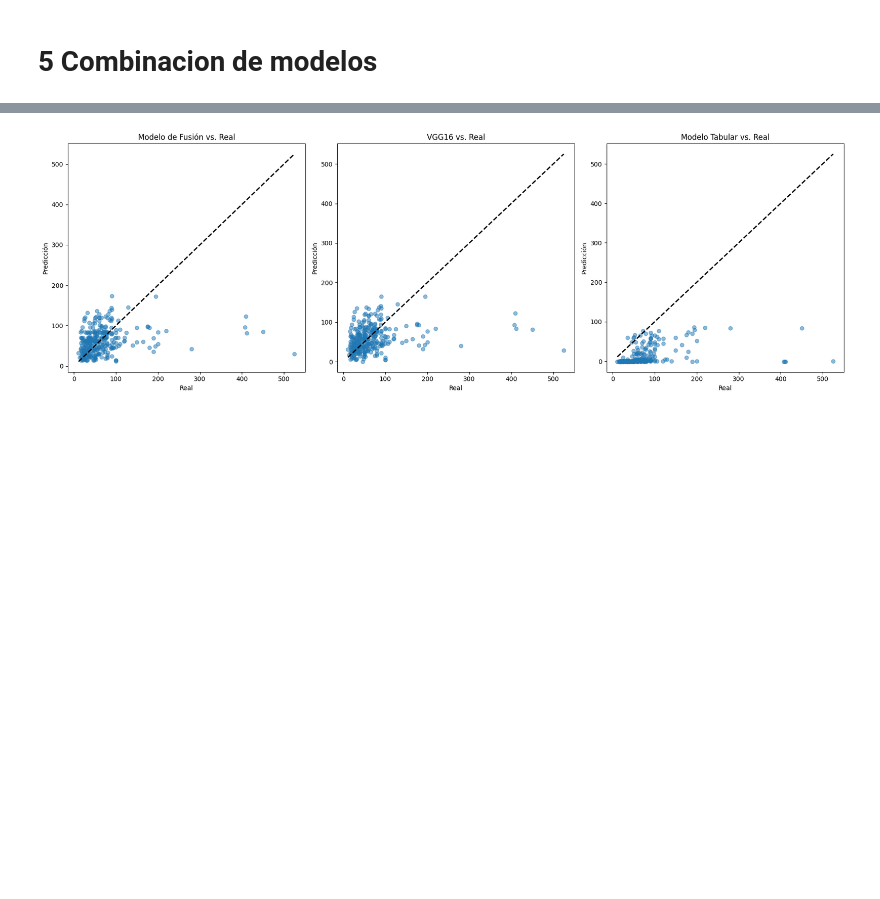
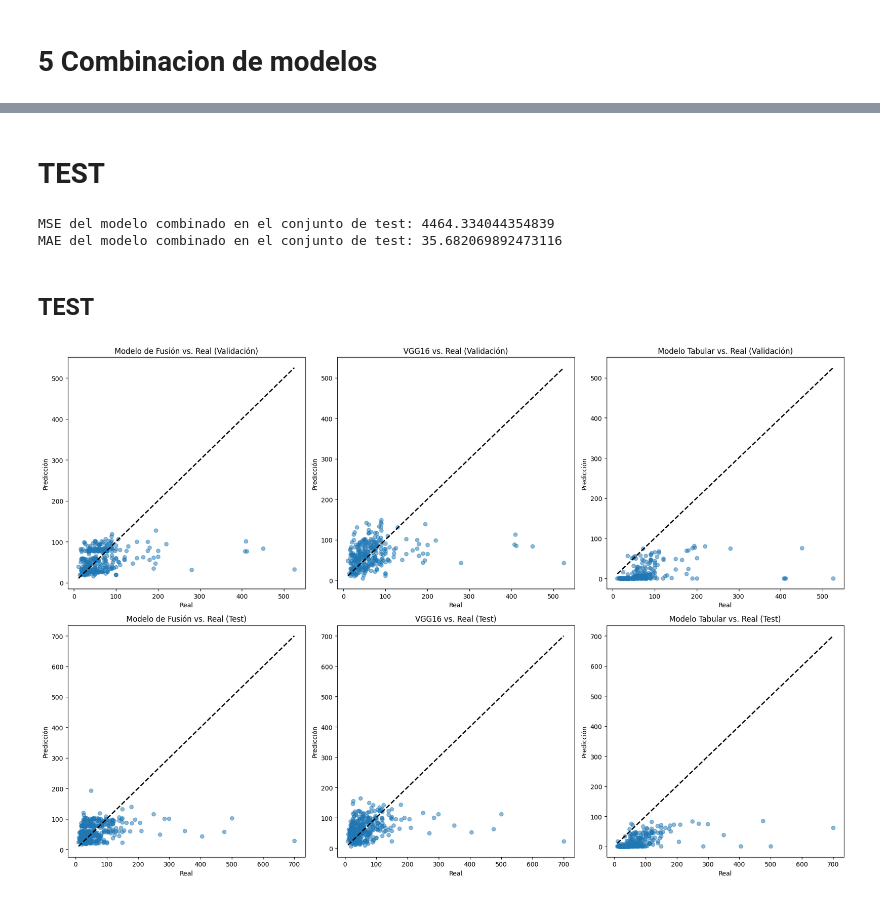
Before and after one commit to danrool/deep-learning-entrega, a Jupyter notebook: Entrega_Rolando_Rodriguez.ipynb, the cells around one changed output, grey strips where cells are left out. Cells and saved outputs as stored; diff of their text form; code cells hidden in the pictures; blank space fills up the shorter version.

```diff
--- a/Entrega_Rolando_Rodriguez.ipynb
+++ b/Entrega_Rolando_Rodriguez.ipynb
@@ -936,4 +881,10 @@ y_pred_vgg16_val = model_VGG16.predict(X_images_val)
 
 y_pred_tab_train = model_tab.predict(X_tab_train)
 y_pred_tab_val = model_tab.predict(X_tab_val)
+
+
+# Predicciones del modelo vgg16 con test
+
+y_pred_vgg16_test = model_VGG16.predict(X_images_test)
+y_pred_tab_test = model_tab.predict(X_tab_test)
 # %% [output]
@@ -948,4 +901,7 @@ import numpy as np
 
 X_combinado_train = np.concatenate([y_pred_vgg16_train, y_pred_tab_train], axis=1)
 X_combinado_val = np.concatenate([y_pred_vgg16_val, y_pred_tab_val], axis=1)
+
+
+X_combinado_test = np.concatenate([y_pred_vgg16_test, y_pred_tab_test], axis=1)
 # %%
@@ -1000,33 +957,79 @@ MAE del modelo tabular en validación: 57.10873610648208
+# %% [markdown]
+# TEST
+# %%
+# Realizar predicciones en el conjunto de test
+y_combinado_pred_test = model_combinado.predict(X_combinado_test)
+
+# Calcular métricas de error, como MAE o MSE, para evaluar el rendimiento
+combinado_mse_test = mean_squared_error(y_images_test, y_combinado_pred_test)
+combinado_mae_test = mean_absolute_error(y_images_test, y_combinado_pred_test)
+
+print(f'MSE del modelo combinado en el conjunto de test: {combinado_mse_test}')
+
+print(f'MAE del modelo combinado en el conjunto de test: {combinado_mae_test}')
+# %% [output]
+MSE del modelo combinado en el conjunto de test: 4464.334044354839
+MAE del modelo combinado en el conjunto de test: 35.682069892473116
+# %% [markdown]
+## TEST
 # %%
 import matplotlib.pyplot as plt
 
-plt.figure(figsize=(18, 6))
+plt.figure(figsize=(18, 12))
 
-# Modelo de Fusión
-plt.subplot(1, 3, 1)
-plt.scatter(y_images_val, y_fusion_pred_val, alpha=0.5)
+# Predicciones en el conjunto de validación
+
+# Modelo de Fusión - Validación
+plt.subplot(2, 3, 1)
+plt.scatter(y_images_val, y_combinado_pred_val, alpha=0.5)
 plt.plot([y_images_val.min(), y_images_val.max()], [y_images_val.min(), y_images_val.max()], 'k--', lw=2)
-plt.title('Modelo de Fusión vs. Real')
+plt.title('Modelo de Fusión vs. Real (Validación)')
 plt.xlabel('Real')
 plt.ylabel('Predicción')
 
-# Modelo VGG16
-plt.subplot(1, 3, 2)
+# Modelo VGG16 - Validación
+plt.subplot(2, 3, 2)
 plt.scatter(y_images_val, y_pred_vgg16_val, alpha=0.5)
 plt.plot([y_images_val.min(), y_images_val.max()], [y_images_val.min(), y_images_val.max()], 'k--', lw=2)
-plt.title('VGG16 vs. Real')
+plt.title('VGG16 vs. Real (Validación)')
 plt.xlabel('Real')
 plt.ylabel('Predicción')
 
-# Modelo Tabular
-plt.subplot(1, 3, 3)
+# Modelo Tabular - Validación
+plt.subplot(2, 3, 3)
 plt.scatter(y_tab_val, y_pred_tab_val, alpha=0.5)
 plt.plot([y_tab_val.min(), y_tab_val.max()], [y_tab_val.min(), y_tab_val.max()], 'k--', lw=2)
-plt.title('Modelo Tabular vs. Real')
+plt.title('Modelo Tabular vs. Real (Validación)')
+plt.xlabel('Real')
+plt.ylabel('Predicción')
+
+# Predicciones en el conjunto de test
+
+# Modelo de Fusión - Test
+plt.subplot(2, 3, 4)
+plt.scatter(y_images_test, y_combinado_pred_test, alpha=0.5)
+plt.plot([y_images_test.min(), y_images_test.max()], [y_images_test.min(), y_images_test.max()], 'k--', lw=2)
+plt.title('Modelo de Fusión vs. Real (Test)')
+plt.xlabel('Real')
+plt.ylabel('Predicción')
+
+# Modelo VGG16 - Test
+plt.subplot(2, 3, 5)
+plt.scatter(y_images_test, y_pred_vgg16_test, alpha=0.5)
+plt.plot([y_images_test.min(), y_images_test.max()], [y_images_test.min(), y_images_test.max()], 'k--', lw=2)
+plt.title('VGG16 vs. Real (Test)')
+plt.xlabel('Real')
+plt.ylabel('Predicción')
+
+# Modelo Tabular - Test
+plt.subplot(2, 3, 6)
+plt.scatter(y_tab_test, y_pred_tab_test, alpha=0.5)
+plt.plot([y_tab_test.min(), y_tab_test.max()], [y_tab_test.min(), y_tab_test.max()], 'k--', lw=2)
+plt.title('Modelo Tabular vs. Real (Test)')
 plt.xlabel('Real')
 plt.ylabel('Predicción')
 
 plt.tight_layout()
 plt.show()
 # %% [output]
-[figure, old version]
+[figure, new version]
```
Also changed, not shown: parts of 27 cells of this notebook.
